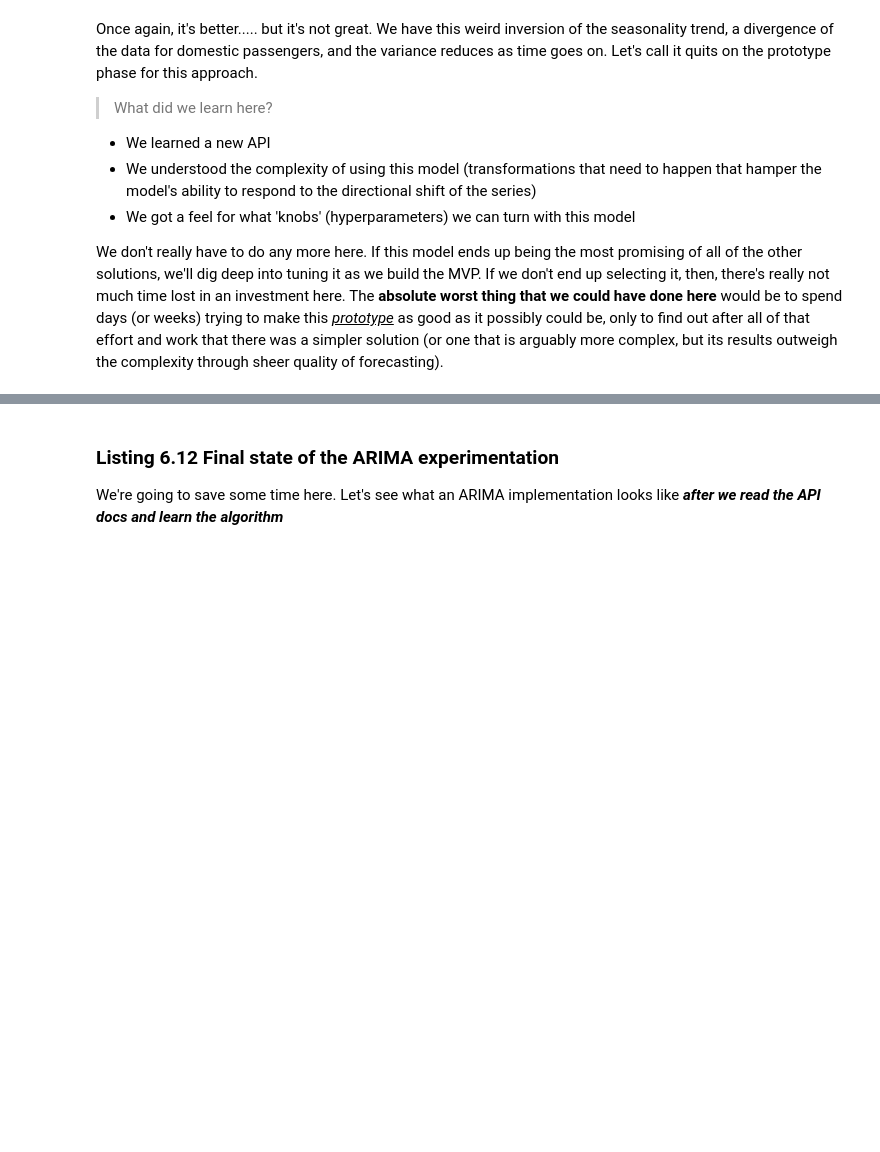
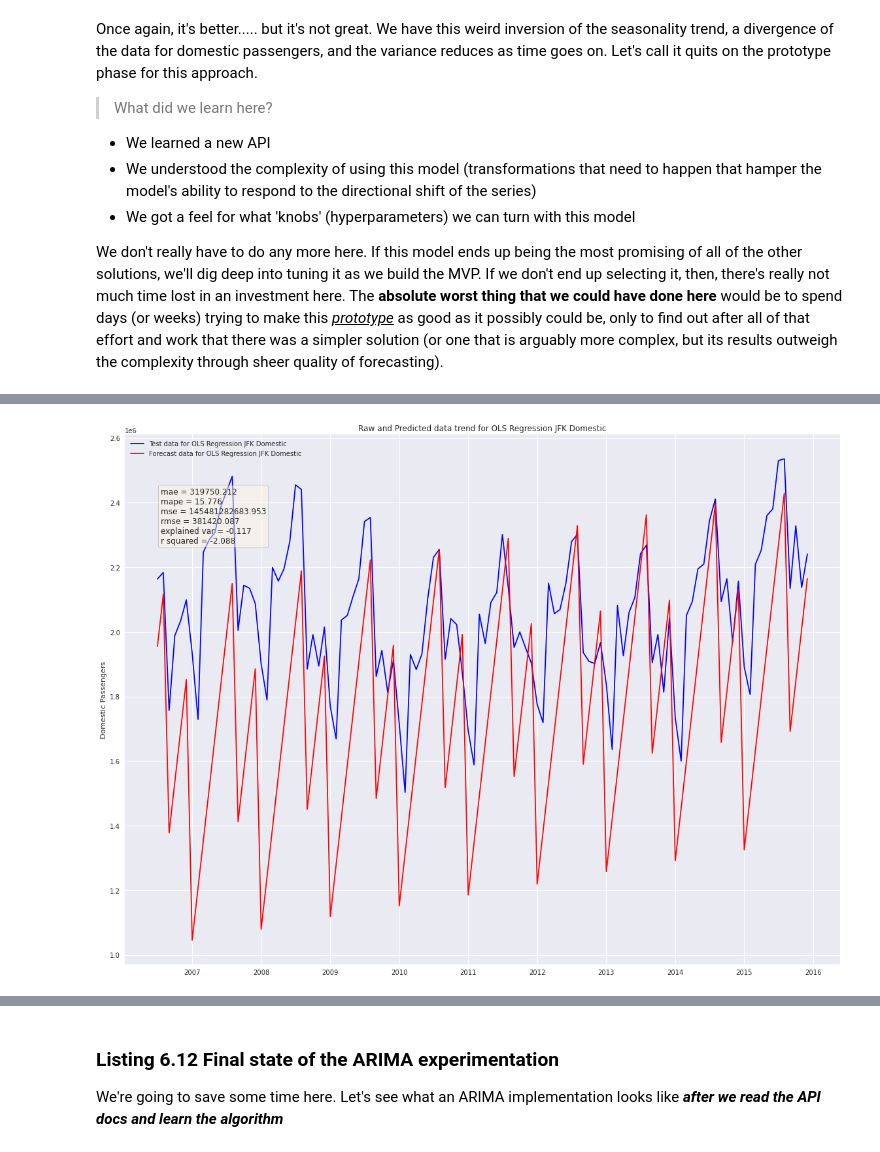
Before and after one commit to BenWilson2/ML-Engineering, a Jupyter notebook: notebooks/ch06/Chapter6.ipynb, the cells around one changed output, grey strips where cells are left out. Saved outputs shown, nothing was run; the diff lists cells and outputs as text; code cells hidden in the pictures; blank space fills up the shorter version.

Commit message:
Add additional model testing in Chapter 6 notebook

```diff
--- a/notebooks/ch06/Chapter6.ipynb
+++ b/notebooks/ch06/Chapter6.ipynb
@@ -476,0 +487,90 @@ We don't really have to do any more here. If this model ends up being the most p
+# %%
+from sklearn.linear_model import LinearRegression, RidgeCV, LassoCV, ElasticNetCV
+
+jfk_linear = get_airport_data('JFK', DATA_PATH)
+
+jfk_linear['months_from_start'] = (jfk_linear.index - jfk_linear.index[0])/np.timedelta64(1, 'M')
+jfk_linear['years_from_start'] = (jfk_linear['Year'] - jfk_linear['Year'][0])
+jfk_linear['holiday_travel'] = (jfk_linear['Month'] >= 9) * 1
+
+X = jfk_linear[['months_from_start', 'years_from_start', 'holiday_travel']]
+Y = jfk_linear[['Domestic Passengers']]
+
+date_cutoff = '2006-06-10'
+X_train, X_test = generate_splits(X, date_cutoff)
+Y_train, Y_test = generate_splits(Y, date_cutoff)
+Y_train_arr = Y_train.values.ravel()
+Y_test_arr = Y_test.values.ravel()
+
+lr = LinearRegression(
+    fit_intercept=False,
+    normalize=False
+).fit(X_train, Y_train_arr)
+
+lr_validate = Y_test.copy(deep=False)
+lr_validate['prediction'] = lr.predict(X_test)
+
+ridge = RidgeCV(
+    alphas=[0.1, 0.5, 0.7, 0.95, 1.0, 10.0],
+    fit_intercept=False,
+    normalize=True,
+    gcv_mode='auto' # 'svd', 'eigen'
+).fit(X_train, Y_train_arr)
+
+ridge_validate = Y_test.copy(deep=False)
+ridge_validate['prediction'] = ridge.predict(X_test)
+
+lasso = LassoCV(
+    eps=1e-3,
+    n_alphas=100,
+    fit_intercept=False,
+    normalize=False,
+    precompute='auto',
+    tol=1e-8,
+    selection='cyclic', #cyclic
+    random_state=42
+).fit(X_train, Y_train_arr)
+
+lasso_validate = Y_test.copy(deep=False)
+lasso_validate['prediction'] = lasso.predict(X_test)
+
+elastic = ElasticNetCV(
+    l1_ratio=[1e-6, 0.1, 0.25, 0.5, 0.75, 0.9, 0.95, 0.99, 1.0],
+    n_alphas=100,
+    fit_intercept=False,
+    normalize=False,
+    precompute='auto',
+    tol=1e-4,
+    positive=False,
+    selection='random', #cyclic
+    random_state=42
+).fit(X_train, Y_train_arr)
+
+elastic_validate = Y_test.copy(deep=False)
+elastic_validate['prediction'] = elastic.predict(X_test)
+
+# what if we average them together in an ensemble?
+ensemble = Y_test.copy(deep=False)
+ensemble['ols'] = lr.predict(X_test)
+ensemble['ridge'] = ridge.predict(X_test)
+ensemble['lasso'] = lasso.predict(X_test)
+ensemble['elastic'] = lasso.predict(X_test)
+ensemble['prediction'] = ensemble[['ols', 'ridge', 'lasso', 'elastic']].mean(axis=1)
+
+# Let's see what OLS regression can do for us...
+ols_plot = plot_predictions(Y_test['Domestic Passengers'], lr_validate['prediction'],
+                 'OLS Regression JFK Domestic','Domestic Passengers', 'ols_reg.svg')
+# Check ridge regression
+ridge_plot = plot_predictions(Y_test['Domestic Passengers'], ridge_validate['prediction'],
+                 'Ridge Regression JFK Domestic', 'Domestic Passengers', 'ridge.svg')
+# and Lasso
+lasso_plot = plot_predictions(Y_test['Domestic Passengers'], lasso_validate['prediction'],
+                 'Lasso Regression JFK Domestic', 'Domestic Passengers', 'lasso.svg')
+# and ElasticNet
+enet_plot = plot_predictions(Y_test['Domestic Passengers'], elastic_validate['prediction'],
+                 'ElasticNet Regression JFK Domestic', 'Domestic Passengers', 'enet.svg')
+# see what the ensemble looks like
+ensemble_plot = plot_predictions(Y_test['Domestic Passengers'], ensemble['prediction'],
+                 'Ensemble Regression JFK Domestic', 'Domestic Passengers', 'ensemble.svg')
+# %% [output]
+[figure, added]
```
Also changed, not shown: parts of 3 cells of this notebook.
